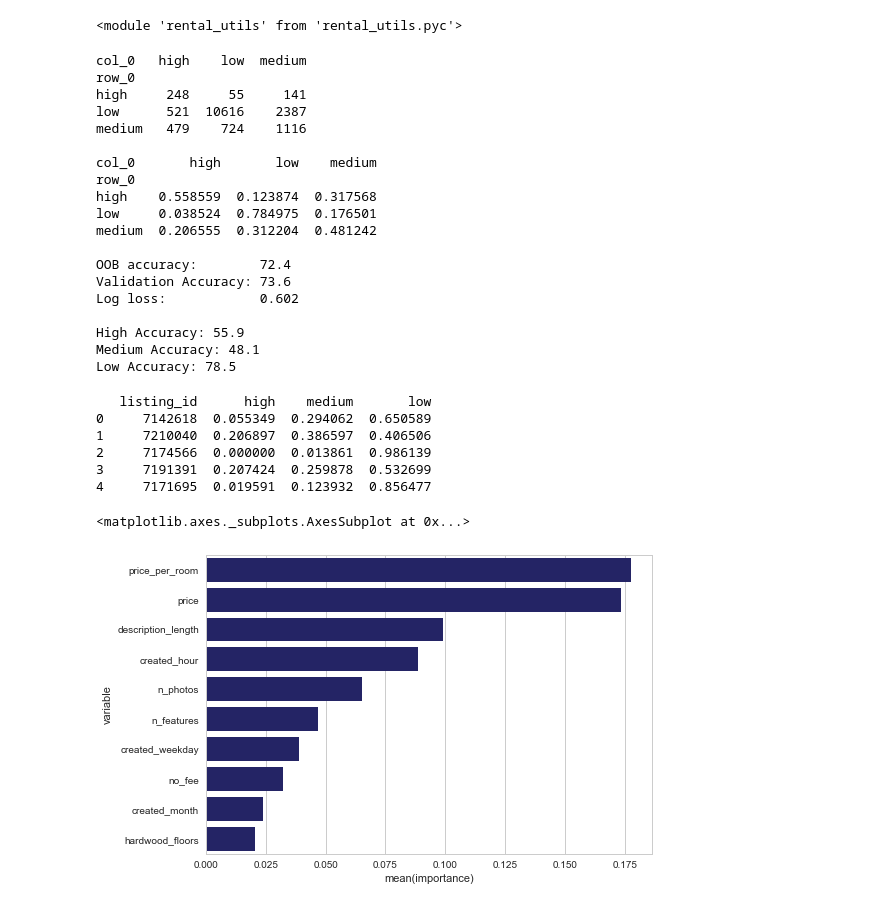
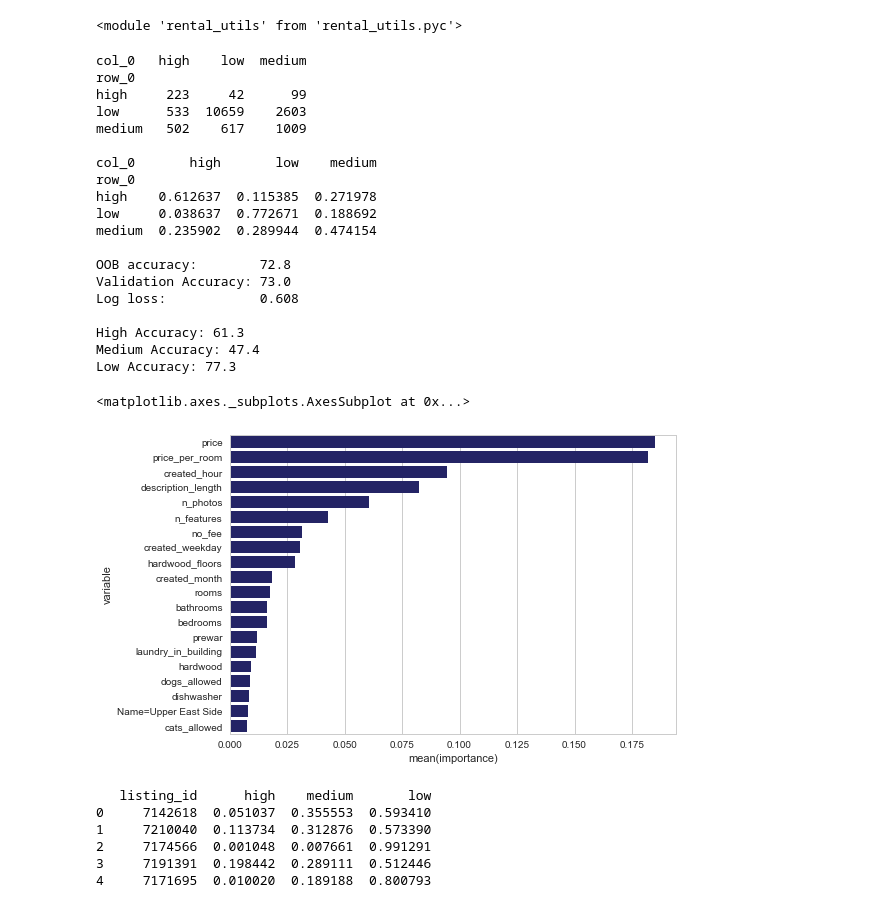
Before and after one commit to phildeutsch/rentals, a Jupyter notebook: rentals.ipynb, the cells around one changed output. Drawn from its saved outputs; the diff is of its cells as text; code cells hidden in the pictures.

```diff
--- a/rentals.ipynb
+++ b/rentals.ipynb
@@ -19,8 +19,8 @@ import rental_utils; reload(rental_utils)
 # %% [output]
 <module 'rental_utils' from 'rental_utils.pyc'>
 # %%
-train_raw = pd.read_json('Data/train.json')
-test_raw = pd.read_json('Data/test.json')
+train_raw = rental_utils.clean(pd.read_json('Data/train.json'))
+test_raw = rental_utils.clean(pd.read_json('Data/test.json'))
 # %%
 [features, feature_names] = rental_utils.get_features(25, train_raw)
 
@@ -45,7 +45,7 @@ dv_region = rental_utils.vectorizer('RegionID', train)
 train = rental_utils.one_hot_encode(dv_region, train, 'RegionID')
 test = rental_utils.one_hot_encode(dv_region, test, 'RegionID')
 # %%
-independent = (['bathrooms', 'bedrooms', 'price', 'price_per_room'] + feature_names +
+independent = (['bathrooms', 'bedrooms', 'rooms', 'price', 'price_per_room'] + feature_names +
     ['description_length', 'n_features', 'n_photos'] +
     ['created_year', 'created_month', 'created_weekday', 'created_hour'] +
     [x for x in train.columns.values if 'County' in x] +
@@ -55,10 +55,10 @@ independent = (['bathrooms', 'bedrooms', 'price', 'price_per_room'] + feature_na
 # %%
 X_train, X_val, y_train, y_val = train_test_split(train[independent], train['interest_level'], test_size=0.33)
 
-model = RandomForestClassifier(n_estimators=55,
-                               max_features=0.5,
-                               max_depth=77,
-                               min_samples_leaf=7,
+model = RandomForestClassifier(n_estimators=83,
+                               max_features=0.33,
+                               max_depth=24,
+                               min_samples_leaf=10,
                                oob_score=True)
 model.fit(X_train, y_train)
 probs = model.predict_proba(X_val)
@@ -90,23 +90,32 @@ print('Low Accuracy: ' + str(round(100*low_accuracy, 1)))
 # %% [output]
 col_0   high    low  medium
 row_0
-high     248     55     141
-low      521  10616    2387
-medium   479    724    1116
+high     223     42      99
+low      533  10659    2603
+medium   502    617    1009
 
 col_0       high       low    medium
 row_0
-high    0.558559  0.123874  0.317568
-low     0.038524  0.784975  0.176501
-medium  0.206555  0.312204  0.481242
+high    0.612637  0.115385  0.271978
+low     0.038637  0.772671  0.188692
+medium  0.235902  0.289944  0.474154
 
-OOB accuracy:        72.4
-Validation Accuracy: 73.6
-Log loss:            0.602
+OOB accuracy:        72.8
+Validation Accuracy: 73.0
+Log loss:            0.608
 
-High Accuracy: 55.9
-Medium Accuracy: 48.1
-Low Accuracy: 78.5
+High Accuracy: 61.3
+Medium Accuracy: 47.4
+Low Accuracy: 77.3
+# %%
+importance = pd.DataFrame({'variable':independent, 'importance':model.feature_importances_})
+importance.sort_values(by='importance', ascending=False, inplace=True)
+top_importance = importance.head(20)
+
+sns.barplot(y='variable', x='importance', color="midnightblue", data=top_importance)
+# %% [output]
+<matplotlib.axes._subplots.AxesSubplot at 0x...>
+[figure, added]
 # %%
 submission = test[['listing_id']]
 prreds, probs = rental_utils.predict(model, test[independent])
@@ -121,17 +130,8 @@ submission_name = submission_name.replace(' ', '_').replace(':','')
 submission.to_csv(submission_name, index=False)
 # %% [output]
    listing_id      high    medium       low
-0     7142618  0.055349  0.294062  0.650589
-1     7210040  0.206897  0.386597  0.406506
-2     7174566  0.000000  0.013861  0.986139
-3     7191391  0.207424  0.259878  0.532699
-4     7171695  0.019591  0.123932  0.856477
+0     7142618  0.051037  0.355553  0.593410
+1     7210040  0.113734  0.312876  0.573390
+2     7174566  0.001048  0.007661  0.991291
+3     7191391  0.198442  0.289111  0.512446
+4     7171695  0.010020  0.189188  0.800793
-# %%
-importance = pd.DataFrame({'variable':independent, 'importance':model.feature_importances_})
-importance.sort_values(by='importance', ascending=False, inplace=True)
-top10importance = importance.head(10)
-
-sns.barplot(y='variable', x='importance', color="midnightblue", data=top10importance)
-# %% [output]
-<matplotlib.axes._subplots.AxesSubplot at 0x...>
-[figure, removed]
```
Also changed, not shown: 3 other files.
